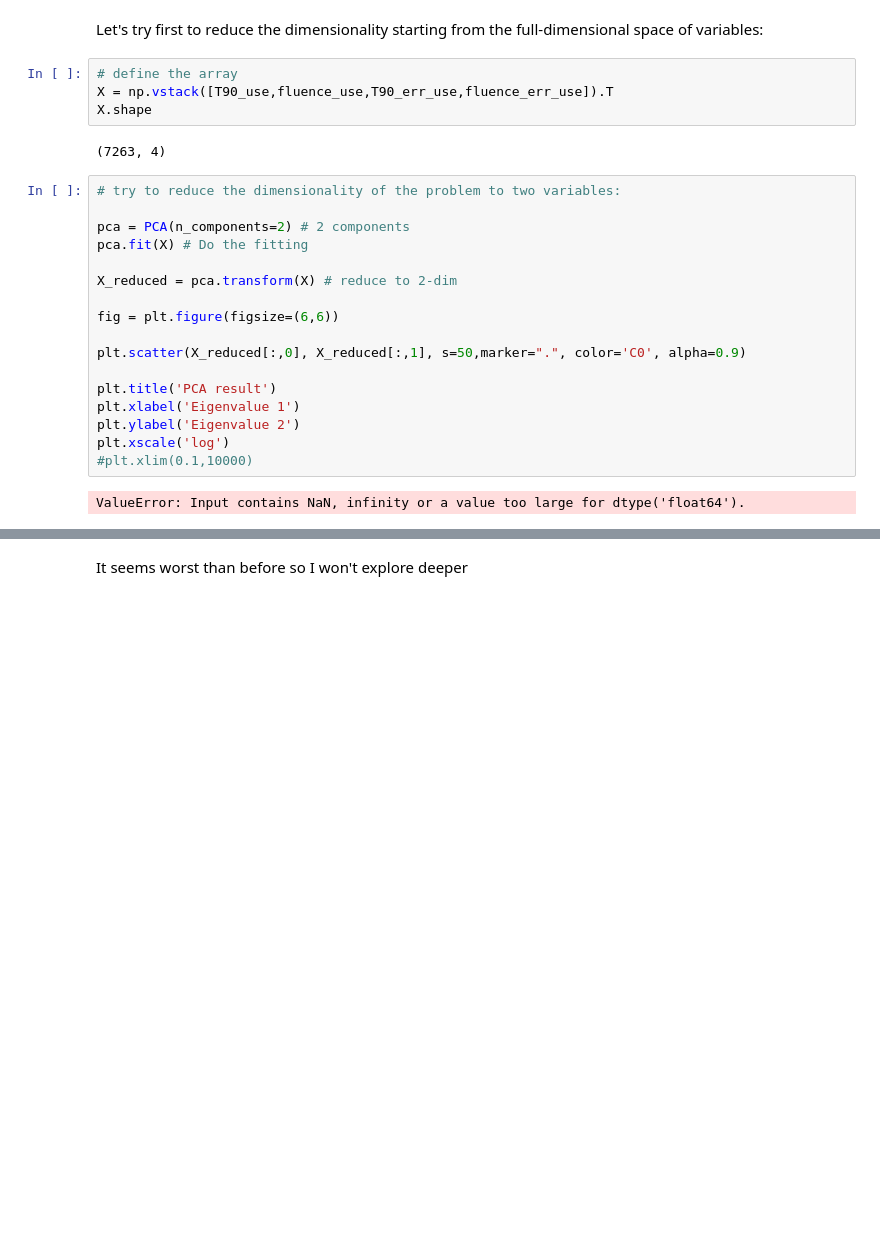
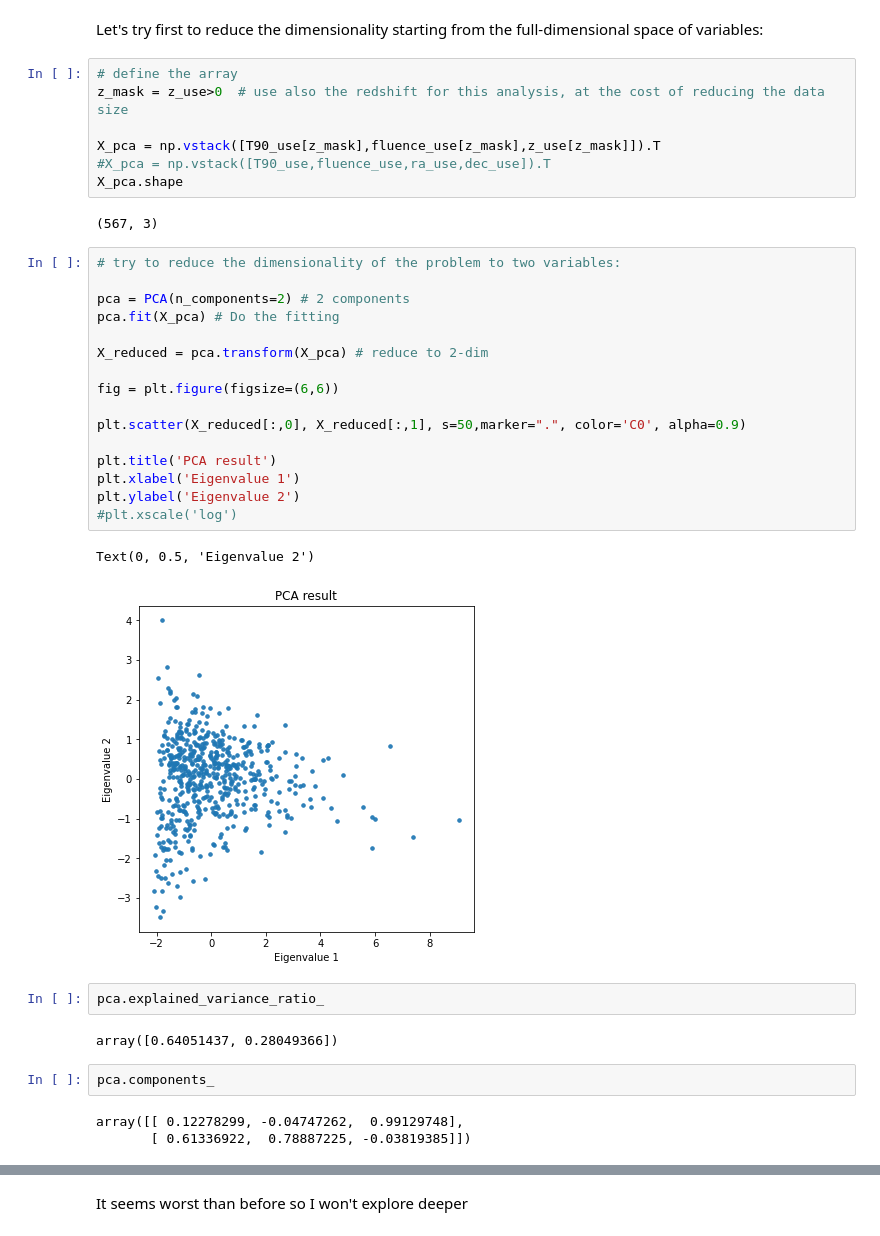
Before and after one commit to ludovicobizzarri/astrostatistics_bicocca_2024, a Jupyter notebook: working/Lesson 14/Gamma Ray Burst.ipynb, the cells around one changed output, grey strips where cells are left out. Cells and saved outputs as stored; diff of their text form; blank space fills up the shorter version.

```diff
--- a/working/Lesson 14/Gamma Ray Burst.ipynb
+++ b/working/Lesson 14/Gamma Ray Burst.ipynb
@@ -503,28 +493,40 @@ Let's now try to reduce the data dimensionality, or to simply find a better basi
 ### PCA approach
 # %% [markdown]
 Let's try first to reduce the dimensionality starting from the full-dimensional space of variables:
-# %%
-# define the array
-X = np.vstack([T90_use,fluence_use,T90_err_use,fluence_err_use]).T
-X.shape
-# %% [output]
-(7263, 4)
+# %%
+# define the array
+z_mask = z_use>0  # use also the redshift for this analysis, at the cost of reducing the data size
+
+X_pca = np.vstack([T90_use[z_mask],fluence_use[z_mask],z_use[z_mask]]).T
+#X_pca = np.vstack([T90_use,fluence_use,ra_use,dec_use]).T
+X_pca.shape
+# %% [output]
+(567, 3)
 # %%
 # try to reduce the dimensionality of the problem to two variables:
 
 pca = PCA(n_components=2) # 2 components
-pca.fit(X) # Do the fitting
+pca.fit(X_pca) # Do the fitting
 
-X_reduced = pca.transform(X) # reduce to 2-dim
+X_reduced = pca.transform(X_pca) # reduce to 2-dim
 
 fig = plt.figure(figsize=(6,6))
 
 plt.scatter(X_reduced[:,0], X_reduced[:,1], s=50,marker=".", color='C0', alpha=0.9)
 
 plt.title('PCA result')
 plt.xlabel('Eigenvalue 1')
 plt.ylabel('Eigenvalue 2')
-plt.xscale('log')
-#plt.xlim(0.1,10000)
+#plt.xscale('log')
 # %% [output]
-ValueError: Input contains NaN, infinity or a value too large for dtype('float64').
+Text(0, 0.5, 'Eigenvalue 2')
+[figure, added]
+# %%
+pca.explained_variance_ratio_
+# %% [output]
+array([0.64051437, 0.28049366])
+# %%
+pca.components_
+# %% [output]
+array([[ 0.12278299, -0.04747262,  0.99129748],
+       [ 0.61336922,  0.78887225, -0.03819385]])
```
Also changed, not shown: parts of 14 cells of this notebook.
